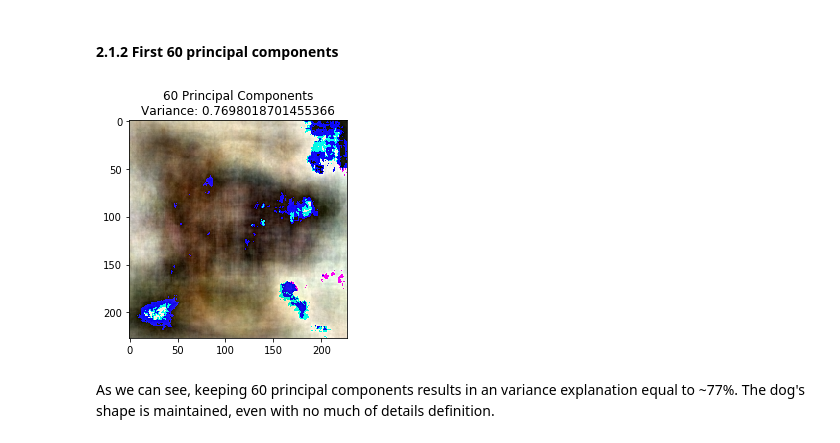
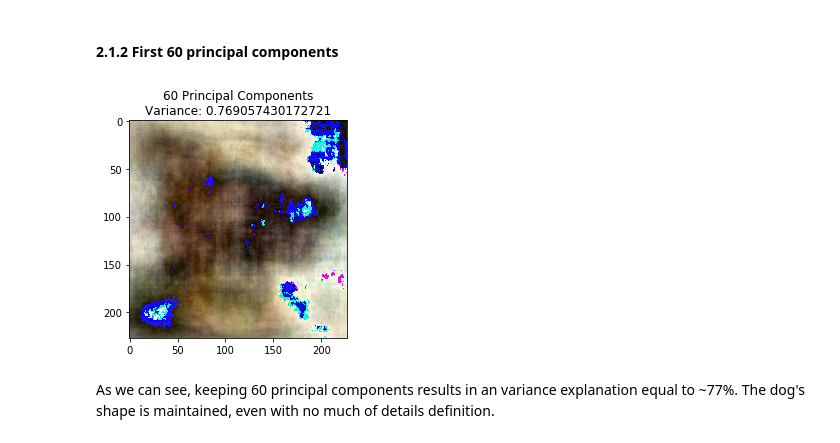
Before and after one commit to Marlowess/ML_AI_HW_1, a Jupyter notebook: homework1_notebook.ipynb, the cells around one changed output. Drawn from its saved outputs; the diff is of its cells as text; code cells hidden in the pictures.

```diff
--- a/homework1_notebook.ipynb
+++ b/homework1_notebook.ipynb
@@ -99,7 +100,9 @@ def getPCResults(X_t, my_pca, index1, index2):
     my_pca.components_[0:remain] = my_eig[0:remain]
     my_pca.components_[remain:] = 0
     imgs_compressed = my_pca.inverse_transform(X_t)
-    variance = my_pca.explained_variance_ratio_.cumsum()[remain - 1]
+    variance = 0
+    for i in range(index1, index2):
+        variance += my_pca.explained_variance_ratio_[i]
     return imgs_compressed, variance
 # %%
 # Gets the chosen image reprojected
@@ -142,11 +145,11 @@ plt.imshow(img)
 # %% [markdown]
 #### 2.1.2 First 60 principal components
 # %%
-X_R_60, variance60 = getPCResults(X_t, copy.copy(my_pca), 0, 60)
+X_R_60, variance60 = getPCResults(copy.copy(X_t), copy.copy(my_pca), 0, 60)
 img_60 = getReprojectedImage(X_R_60, scaler)
 plotImage(img_60, variance60, 60)
 # %% [output]
-[figure, old version]
+[figure, new version]
 # %% [markdown]
 As we can see, keeping 60 principal components results in an variance explanation equal to ~77%. The dog's shape is maintained, even with no much of details definition.
 # %% [markdown]
```
Also changed, not shown: parts of 47 cells of this notebook.
